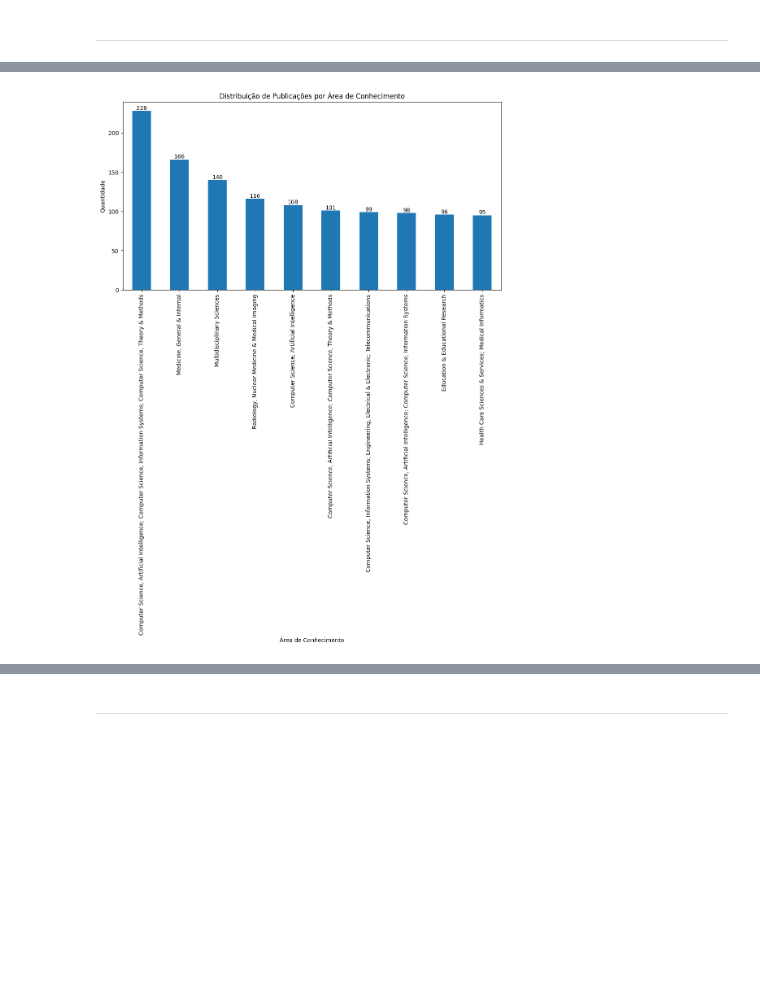
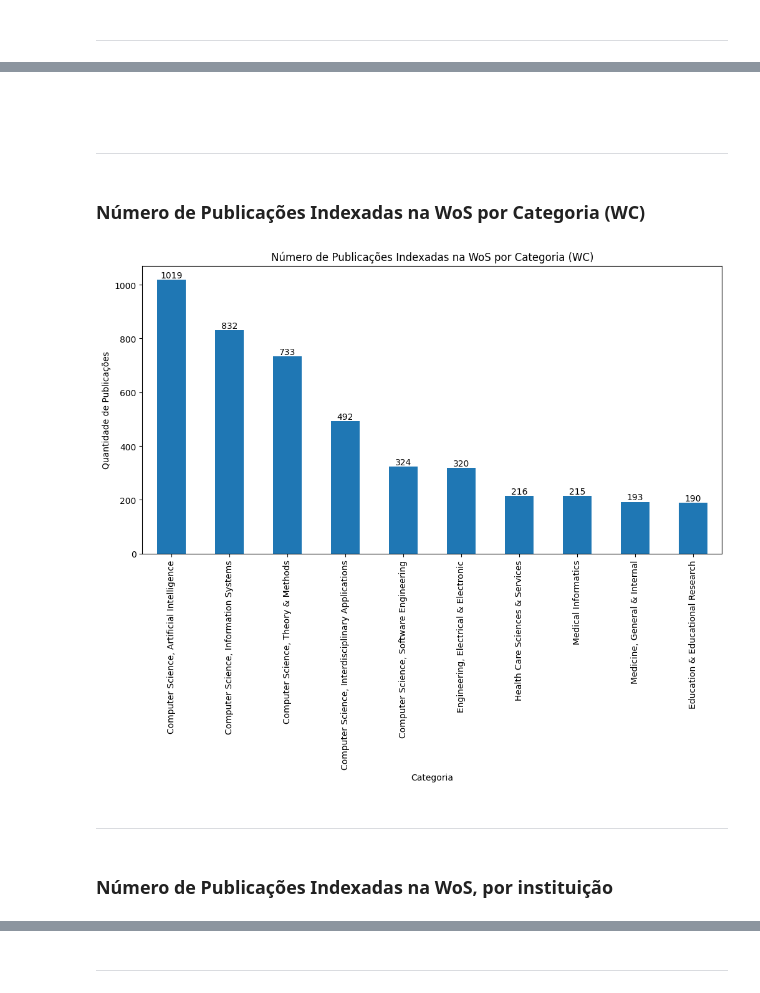
Before and after one commit to sueliomatias/reproducao_fpccII, a Jupyter notebook: eda.ipynb, the cells around one changed output, grey strips where cells are left out. Cells and saved outputs as stored; diff of their text form; code cells hidden in the pictures; blank space fills up the shorter version.

```diff
--- a/eda.ipynb
+++ b/eda.ipynb
@@ -67,4 +66,7 @@ df.describe(include='all')
 # %%
+# Filtrar os artigos publicados a partir de 2014
+df = df[df['PY'] >= 2014]
+
 # Dimensões do dataset
 print(f"Dimensões do dataset: {df.shape}")
 
@@ -173,18 +252,17 @@ plt.show()
 # %%
-# Distribuição de publicações por ano
-df_year = df['PY'].value_counts().sort_index()
+# Distribuição de publicações por área de conhecimento
+df_wc = df['WC'].value_counts().head(10).sort_values(ascending=True)  # Considerar apenas as 10 áreas mais frequentes
 
-# Gerar gráfico
-plt.figure(figsize=(12, 6))
-ax = df_year.plot(kind='bar')
-plt.title('Figura 3 – Crescimento médio anual do número de publicações indexadas na WoS, por país e mundo')
-plt.xlabel('Ano')
-plt.ylabel('Quantidade')
-plt.xticks(rotation=90)
+# Gerar gráfico na horizontal
+plt.figure(figsize=(12, 18))
+ax = df_wc.plot(kind='barh', fontsize=14)  # Use 'barh' for horizontal bar chart
+plt.title('Figura 5 – Áreas de pesquisa com maior número de publicações indexadas na WoS.')
+plt.xlabel('Quantidade')
+plt.ylabel('Área de Conhecimento')
 
 # adicionar rótulos com os valores
 for p in ax.patches:
-    ax.annotate(str(p.get_height()), (p.get_x() + p.get_width() / 2, p.get_height()), ha='center', va='bottom')
+    ax.annotate(str(p.get_width()), (p.get_width(), p.get_y() + p.get_height() / 2), ha='left', va='center', fontsize=16)
 
 plt.show()
 # %% [output]
@@ -252,19 +350,29 @@ plt.show()
+# %% [markdown]
+###
+# %% [markdown]
+---
+# %% [markdown]
+### Número de Publicações Indexadas na WoS por Categoria (WC)
 # %%
-# Distribuição de publicações por área de conhecimento
-df_wc = df['WC'].value_counts().head(10)  # Considerar apenas as 10 áreas mais frequentes
+# Contagem de publicações por categoria (WC)
+df_wc_categories = df['WC'].dropna().str.split('; ').explode().value_counts().head(10)
 
 # Gerar gráfico
 plt.figure(figsize=(12, 6))
-ax = df_wc.plot(kind='bar')
-plt.title('Distribuição de Publicações por Área de Conhecimento')
-plt.xlabel('Área de Conhecimento')
-plt.ylabel('Quantidade')
+ax = df_wc_categories.plot(kind='bar')
+plt.title('Número de Publicações Indexadas na WoS por Categoria (WC)')
+plt.xlabel('Categoria')
+plt.ylabel('Quantidade de Publicações')
 plt.xticks(rotation=90)
 
 # adicionar rótulos com os valores
 for p in ax.patches:
     ax.annotate(str(p.get_height()), (p.get_x() + p.get_width() / 2, p.get_height()), ha='center', va='bottom')
 
 plt.show()
 # %% [output]
-[figure, old version]
+[figure, new version]
+# %% [markdown]
+---
+# %% [markdown]
+### Número de Publicações Indexadas na WoS, por instituição
```
Also changed, not shown: parts of 61 cells of this notebook, 10 other files.
